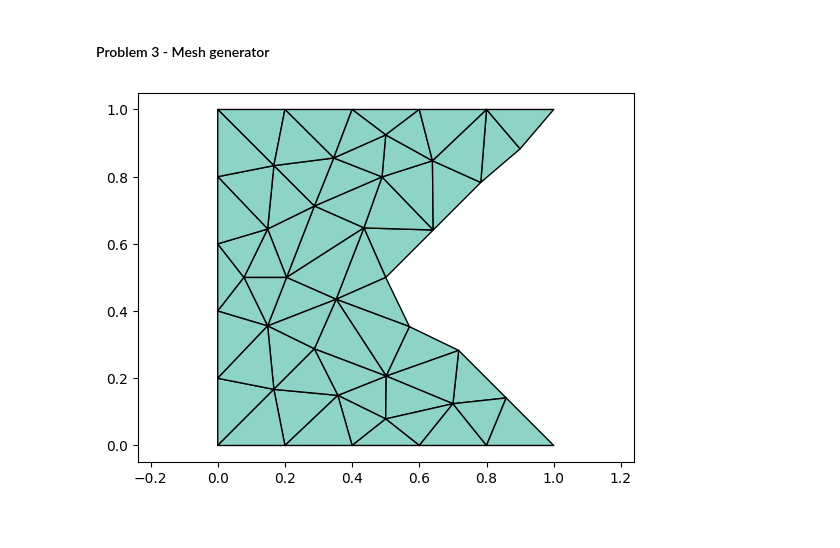
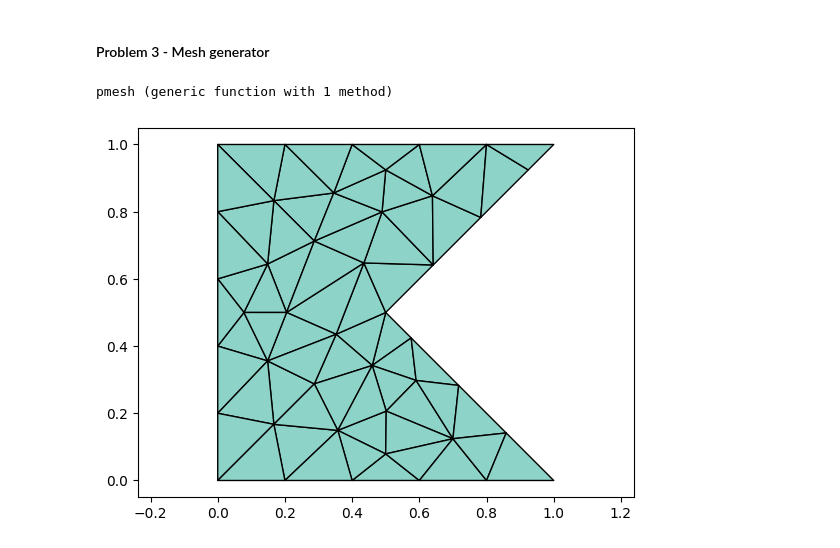
Before and after one commit to TagoreZhao/MATH124, a Jupyter notebook: PA3.ipynb, the cells around one changed output. Saved outputs shown, nothing was run; the diff lists cells and outputs as text; code cells hidden in the pictures.

```diff
--- a/PA3.ipynb
+++ b/PA3.ipynb
@@ -140,7 +140,7 @@ function equi_node(pv,hmax)
             #println("neigher vertical nor horizental")
             dx = hmax*(pv[i+1][1]-pv[i][1])/cartesion_distance(pv[i+1],pv[i])
             #println("dx : ", dx)
-            xarray = collect(pv[i][1]:dx:(pv[i+1][1]-dx))
+            xarray = collect(pv[i][1]:dx:(pv[i+1][1]-0.000001))
             #println("the x array is ", xarray)
             yarray = []
             for x in xarray
@@ -226,7 +226,7 @@ function pmesh(pv,hmax)
 
     while terminate
 
-        if maximum(tri_area.([p[t[i]] for i in 1:length(t)])) .> ((0.2)^2)/2
+        if maximum(tri_area.([p[t[i]] for i in 1:length(t)])) .> ((hmax)^2)/2
             push!(p, tri_circumcenter(p[t[findmax(tri_area.([p[t[i]] for i in 1:length(t)]))[2]]]))
             t = delaunay(p)
             t = remove_tri(p,t,pv)
@@ -236,9 +236,9 @@ function pmesh(pv,hmax)
 
     end
 
-    tplot(p,t)
+    return p,t
 end
-pv = [[0,0], [1,0], [0.5,0.5], [1,1], [0,1], [0,0]]
+#pv = [[0,0], [1,0], [0.5,0.5], [1,1], [0,1], [0,0]]
 #pv = [[i/10,0.1*(-1)^i] for i = 0:10]
 #append!(pv, [[.5,.6], [0,.1]])
 #p = equi_node(pv,0.2)
@@ -254,7 +254,11 @@ pv = [[0,0], [1,0], [0.5,0.5], [1,1], [0,1], [0,0]]
 #maximum(tri_area.([p[t[i]] for i in 1:length(t)])) .> ((0.2)^2)/2
 #inpolygon(tri_centroid([[0.8, 1.0], [1.0, 1.0], [0.782842712474619, 0.782842712474619]]),pv)
 #tri_centroid([[0.8, 1.0], [1.0, 1.0], [0.782842712474619, 0.782842712474619]])
-pv = [[0,0], [1,0], [0.5,.5], [1,1], [0,1], [0,0]]
-pmesh(pv, 0.2)
 # %% [output]
-[figure, removed]
+pmesh (generic function with 1 method)
+# %%
+pv = [[0,0], [1,0], [0.5,.5], [1,1], [0,1], [0,0]]
+p,t = pmesh(pv, 0.2)
+tplot(p,t)
+# %% [output]
+[figure, added]
```
Also changed, not shown: parts of 2 cells of this notebook.
